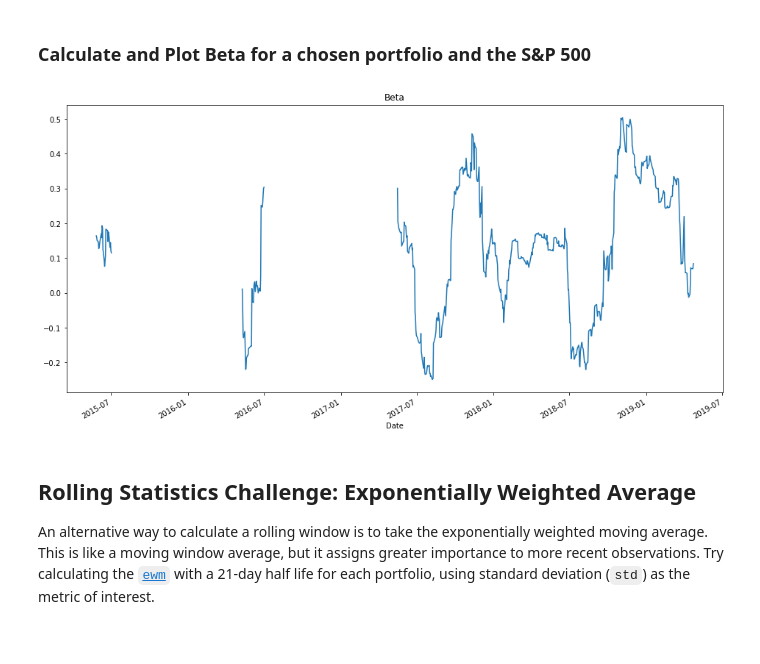
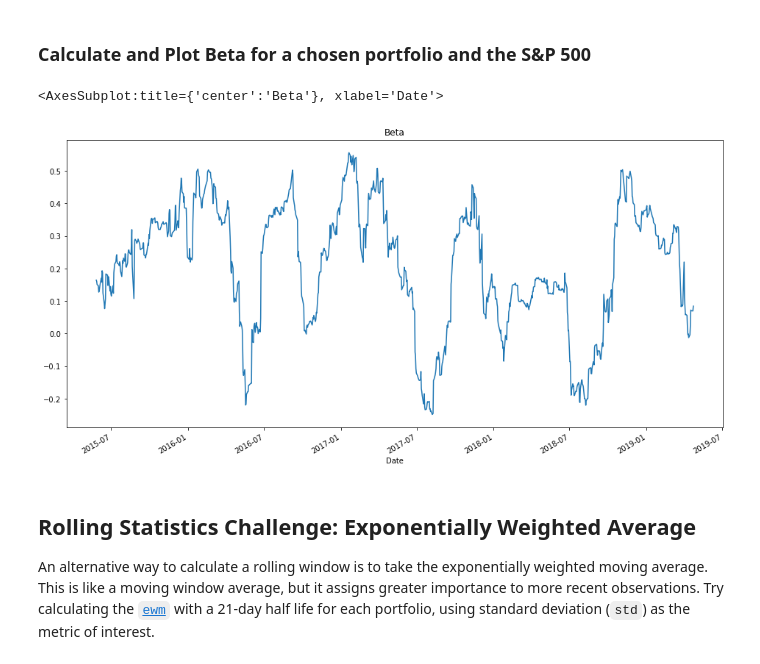
Before and after one commit to gokhanunal34/pandasSkillsApplications, a Jupyter notebook: whale_analysis.ipynb, the cells around one changed output. Cells and saved outputs as stored; diff of their text form; code cells hidden in the pictures.

Commit message:
go back to concat in the my portfolio section

```diff
--- a/whale_analysis.ipynb
+++ b/whale_analysis.ipynb
@@ -198,7 +198,7 @@ sp500_r_data.head()
 ## Combine Whale, Algorithmic, and S&P 500 Returns
 # %%
 # Join Whale Returns, Algorithmic Returns, and the S&P 500 Returns into a single DataFrame with columns for each portfolio's returns.
-combined_return_data = whale_r_data.join(algo_r_data.join(sp500_r_data))
+combined_return_data = pd.concat([whale_r_data,algo_r_data,sp500_r_data], axis="columns", join="inner")
 
 combined_return_data.head()    #print the new df
 # %% [output]
@@ -360,21 +360,22 @@ correlation_table
 ### Calculate and Plot Beta for a chosen portfolio and the S&P 500
 # %%
 # Calculate covariance of a single portfolio
-Algo1_covariance = combined_return_data['Algo 1'].rolling(window=60).cov(combined_return_data['SP500'])   # 60 day window because we are comparing two months
+Algo1_covariance = combined_return_data["Algo 1"].rolling(window=60).cov(combined_return_data["SP500"])   # 60 day window because we are comparing two months
 
 # Calculate variance of S&P 500
-sp500_variance = combined_return_data['SP500'].rolling(window=60).var()
+sp500_variance = combined_return_data["SP500"].rolling(window=60).var()
 
 
 # Computing beta (I am assuming beta of any portfolio)
 
 Algo1_beta = Algo1_covariance/sp500_variance
 
 
 # Plot beta trend
-Algo1_beta_plot = Algo1_beta.plot(title="Beta", figsize =(16, 8))
+Algo1_beta.plot(title="Beta", figsize =(16, 8))
 # %% [output]
+<AxesSubplot:title={'center':'Beta'}, xlabel='Date'>
-[figure, old version]
+[figure, new version]
 # %% [markdown]
 ## Rolling Statistics Challenge: Exponentially Weighted Average
 
```
Also changed, not shown: parts of 16 cells of this notebook.
